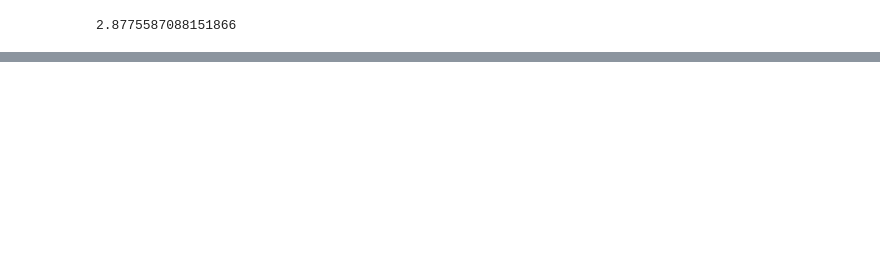
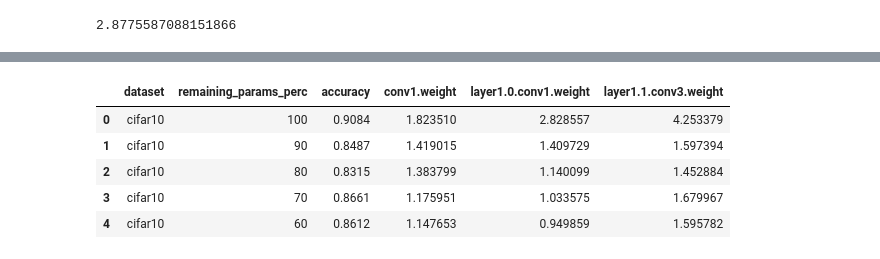
Before and after one commit to PerezLucas2903/LTH-FisherInformation, a Jupyter notebook: plots_and_tables/make_tables.ipynb, the cells around one changed output, grey strips where cells are left out. Drawn from its saved outputs; the diff is of its cells as text; code cells hidden in the pictures; blank space fills up the shorter version.

```diff
--- a/plots_and_tables/make_tables.ipynb
+++ b/plots_and_tables/make_tables.ipynb
@@ -181,3 +175,12 @@ df_convmodel.head()
+# %%
+df_wide_resnet.head()
+# %% [output]
+|  | dataset | remaining_params_perc | accuracy | conv1.weight | layer1.0.conv1.weight | layer1.1.conv3.weight |
+| 0 | cifar10 | 100 | 0.9084 | 1.823510 | 2.828557 | 4.253379 |
+| 1 | cifar10 | 90 | 0.8487 | 1.419015 | 1.409729 | 1.597394 |
+| 2 | cifar10 | 80 | 0.8315 | 1.383799 | 1.140099 | 1.452884 |
+| 3 | cifar10 | 70 | 0.8661 | 1.175951 | 1.033575 | 1.679967 |
+| 4 | cifar10 | 60 | 0.8612 | 1.147653 | 0.949859 | 1.595782 |
 # %%
 # df_convmodel.to_csv("tables/convmodel_table.csv", index=False)
 # df_resnet18.to_csv("tables/resnet18_table.csv", index=False)
```
Also changed, not shown: parts of 5 cells of this notebook, 11 other files.
